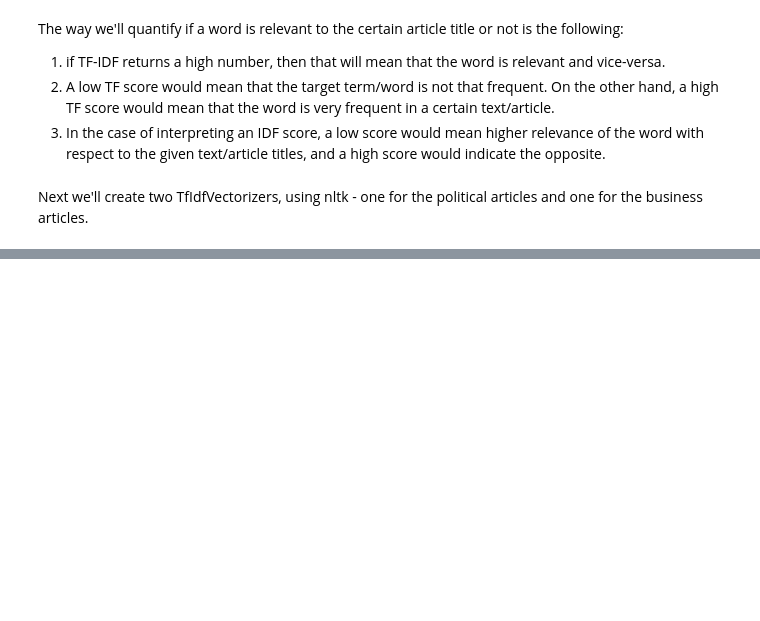
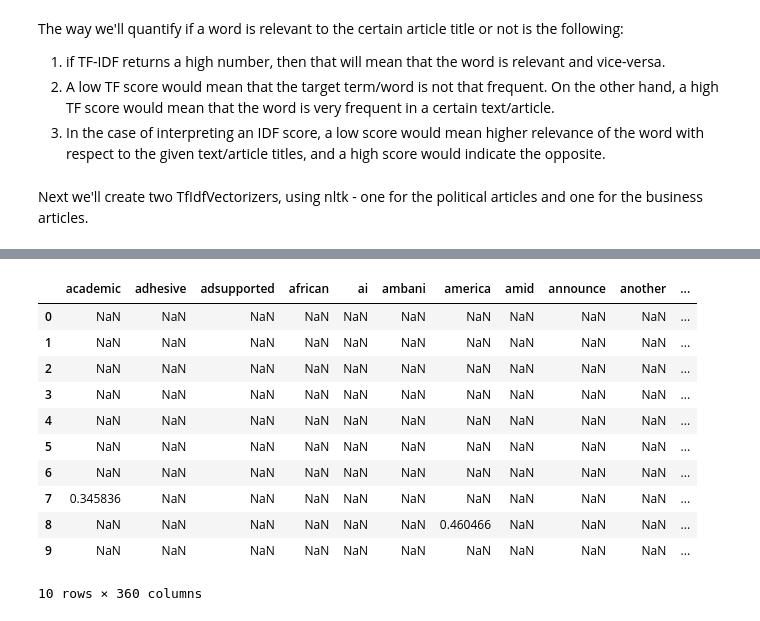
Before and after one commit to GoofyGalaxy374/NewsClassifier, a Jupyter notebook: Analysis.ipynb, the cells around one changed output, grey strips where cells are left out. Saved outputs shown, nothing was run; the diff lists cells and outputs as text; code cells hidden in the pictures; blank space fills up the shorter version.

```diff
--- a/Analysis.ipynb
+++ b/Analysis.ipynb
@@ -287,0 +254,16 @@ AverageIDF_PoliticsArticles
+# %%
+business_TFIDF_df_zeroes_removed = business_TFIDF_df.where(business_TFIDF_df != 0)
+business_TFIDF_df_zeroes_removed.head(10)
+# %% [output]
+|  | academic | adhesive | adsupported | african | ai | ambani | america | amid | announce | another | ... |
+| 0 | NaN | NaN | NaN | NaN | NaN | NaN | NaN | NaN | NaN | NaN | ... |
+| 1 | NaN | NaN | NaN | NaN | NaN | NaN | NaN | NaN | NaN | NaN | ... |
+| 2 | NaN | NaN | NaN | NaN | NaN | NaN | NaN | NaN | NaN | NaN | ... |
+| 3 | NaN | NaN | NaN | NaN | NaN | NaN | NaN | NaN | NaN | NaN | ... |
+| 4 | NaN | NaN | NaN | NaN | NaN | NaN | NaN | NaN | NaN | NaN | ... |
+| 5 | NaN | NaN | NaN | NaN | NaN | NaN | NaN | NaN | NaN | NaN | ... |
+| 6 | NaN | NaN | NaN | NaN | NaN | NaN | NaN | NaN | NaN | NaN | ... |
+| 7 | 0.345836 | NaN | NaN | NaN | NaN | NaN | NaN | NaN | NaN | NaN | ... |
+| 8 | NaN | NaN | NaN | NaN | NaN | NaN | 0.460466 | NaN | NaN | NaN | ... |
+| 9 | NaN | NaN | NaN | NaN | NaN | NaN | NaN | NaN | NaN | NaN | ... |
+10 rows × 360 columns
```
Also changed, not shown: parts of 22 cells of this notebook.
